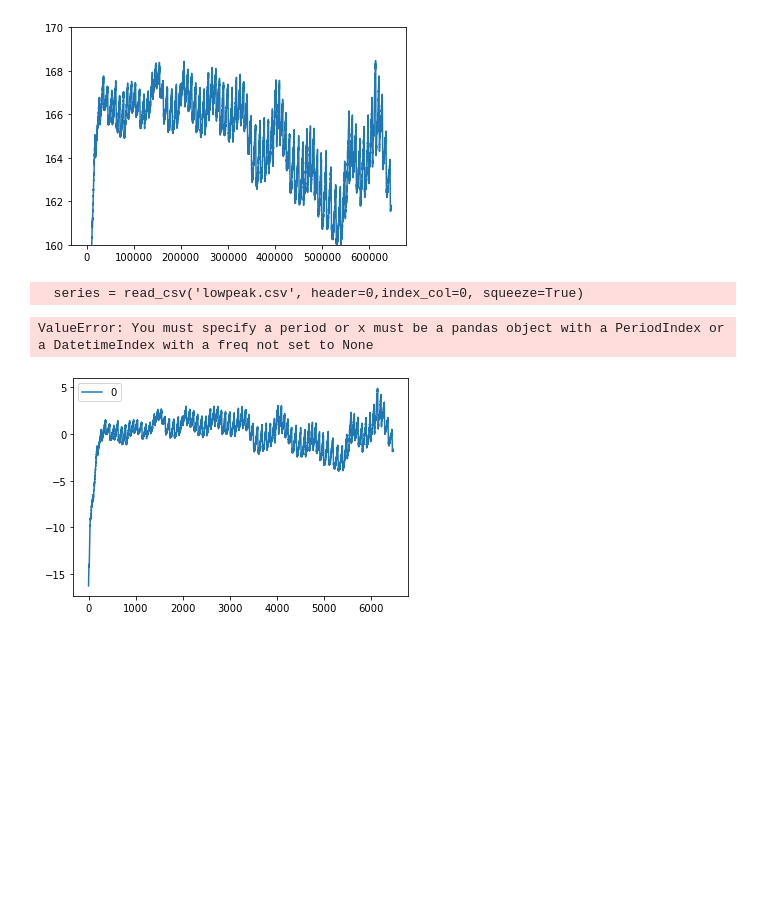
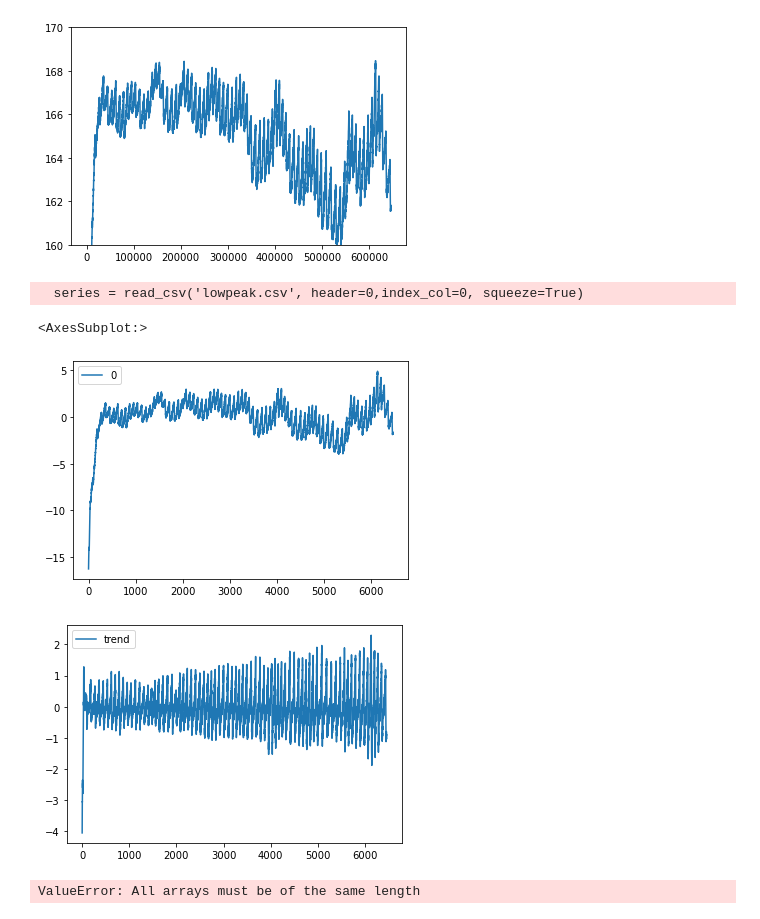
Before and after one commit to Zehao-x/diabetes_classification, a Jupyter notebook: glucose detection.ipynb, the cells around one changed output. Drawn from its saved outputs; the diff is of its cells as text; code cells hidden in the pictures; blank space fills up the shorter version.

```diff
--- a/glucose detection.ipynb
+++ b/glucose detection.ipynb
@@ -52,32 +52,57 @@ array([150.1406, 150.7969, 150.8906, ..., 161.5781, 161.7344, 161.7031])
 # %%
 from matplotlib import pyplot
 from pandas import read_csv
 from pandas import datetime
 import pandas as pd
 from scipy import signal
 
 # detrend the low_peak series
 data_dict = {'x': peaks,
              'y': low_peak
 }
 data_dict
 data = pd.DataFrame(data_dict)
 data.to_csv("lowpeak.csv")
 series = read_csv('lowpeak.csv', header=0,index_col=0, squeeze=True)
 
 #remove linear trend
 detrended = signal.detrend(series.y)
 detrended_df = pd.DataFrame(detrended)
 detrended_df.plot()
 
 #remove seasonal trend
 from statsmodels.tsa.seasonal import seasonal_decompose
-res = seasonal_decompose(series.y, model='multiplicative', extrapolate_trend='freq')
+res = seasonal_decompose(series.y, model='additive', extrapolate_trend='freq',period=int(len(series.y)/100))
 detrended = series.y.values - res.trend
 
 detrended_df = pd.DataFrame(detrended)
 detrended_df.plot()
 # %% [output]
   series = read_csv('lowpeak.csv', header=0,index_col=0, squeeze=True)
-ValueError: You must specify a period or x must be a pandas object with a PeriodIndex or a DatetimeIndex with a freq not set to None
+<AxesSubplot:>
 [figure]
+[figure, added]
+# %%
+# detrend the low_peak series
+data_dict2 = {'x': peaks,
+             'y': high_peak
+}
+data_dict2
+data2 = pd.DataFrame(data_dict2)
+data2.to_csv("highpeak.csv")
+series = read_csv('highpeak.csv', header=0,index_col=0, squeeze=True)
+series
+#remove linear trend
+detrended = signal.detrend(series.y)
+detrended_df = pd.DataFrame(detrended)
+detrended_df.plot()
+
+#remove seasonal trend
+from statsmodels.tsa.seasonal import seasonal_decompose
+res = seasonal_decompose(series.y, model='additive', extrapolate_trend='freq',period=int(len(series.y)/100))
+detrended = series.y.values - res.trend
+
+detrended_df = pd.DataFrame(detrended)
+detrended_df.plot()
+# %% [output]
+ValueError: All arrays must be of the same length
```
